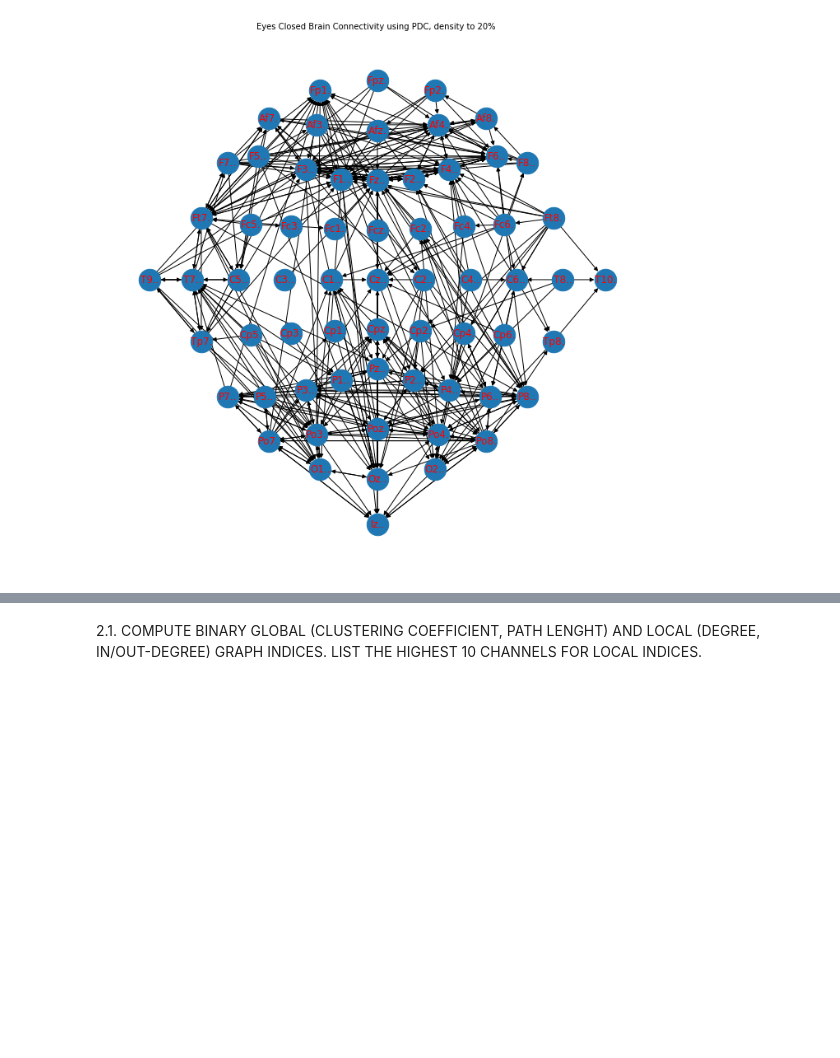
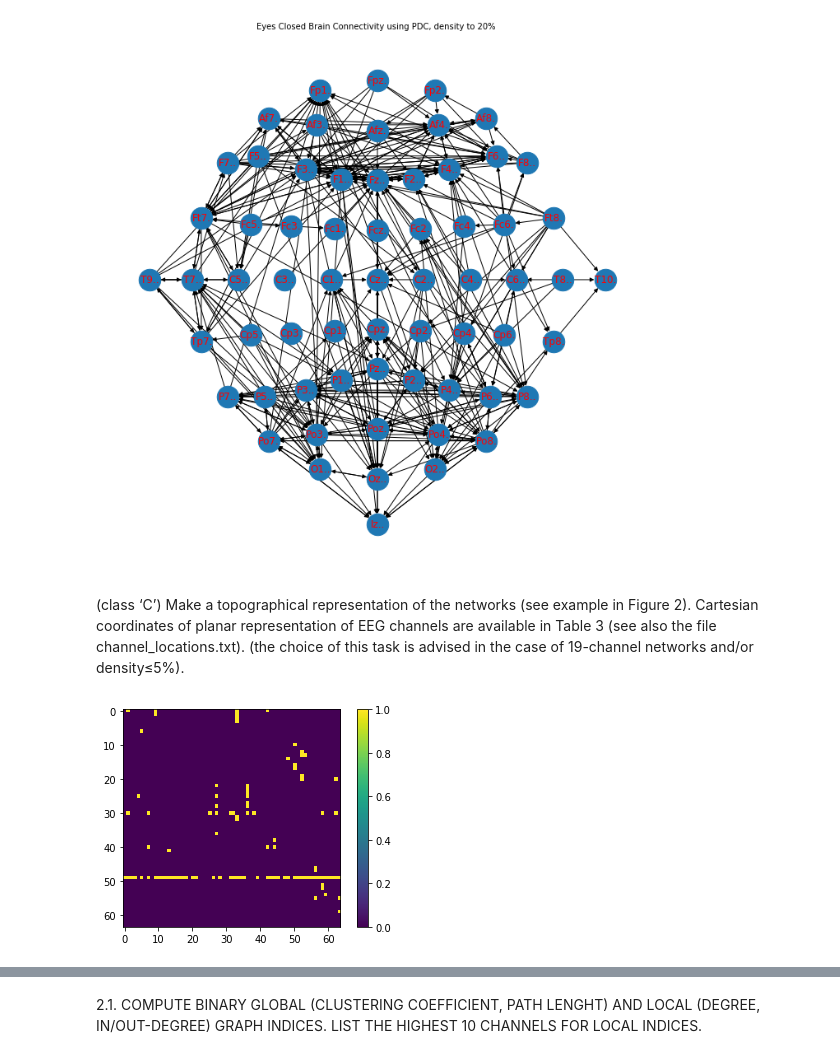
Before and after one commit to giuliacassara/BrainNetworkStudy, a Jupyter notebook: Analysis.ipynb, the cells around one changed output, grey strips where cells are left out. Saved outputs shown, nothing was run; the diff lists cells and outputs as text; code cells hidden in the pictures; blank space fills up the shorter version.

```diff
--- a/Analysis.ipynb
+++ b/Analysis.ipynb
@@ -189,3 +179,22 @@ plt.savefig("PDC_eyes_closed.png", format="PNG")
 plt.show()
 # %% [output]
 [figure]
+# %% [markdown]
+(class ‘C’) Make a topographical representation of the networks (see example in Figure 2).
+Cartesian coordinates of planar representation of EEG channels are available in Table 3 (see
+also the file channel_locations.txt).
+(the choice of this task is advised in the case of 19-channel networks and/or density≤5%).
+# %%
+density = 0.05 #set the density to 0.2
+n = eo_pdc.shape[0]
+num_edges = int((density*n*(n-1))/2)
+threshold = -np.sort(-eo_pdc, axis = None)[num_edges+1]
+
+#adj_matrix
+eo_adj_low = (eo_pdc > threshold).astype(int)
+
+plt.imshow(eo_adj_low);
+plt.colorbar()
+plt.show()
+# %% [output]
+[figure, added]
```
Also changed, not shown: parts of 8 cells of this notebook, 2 other files.
